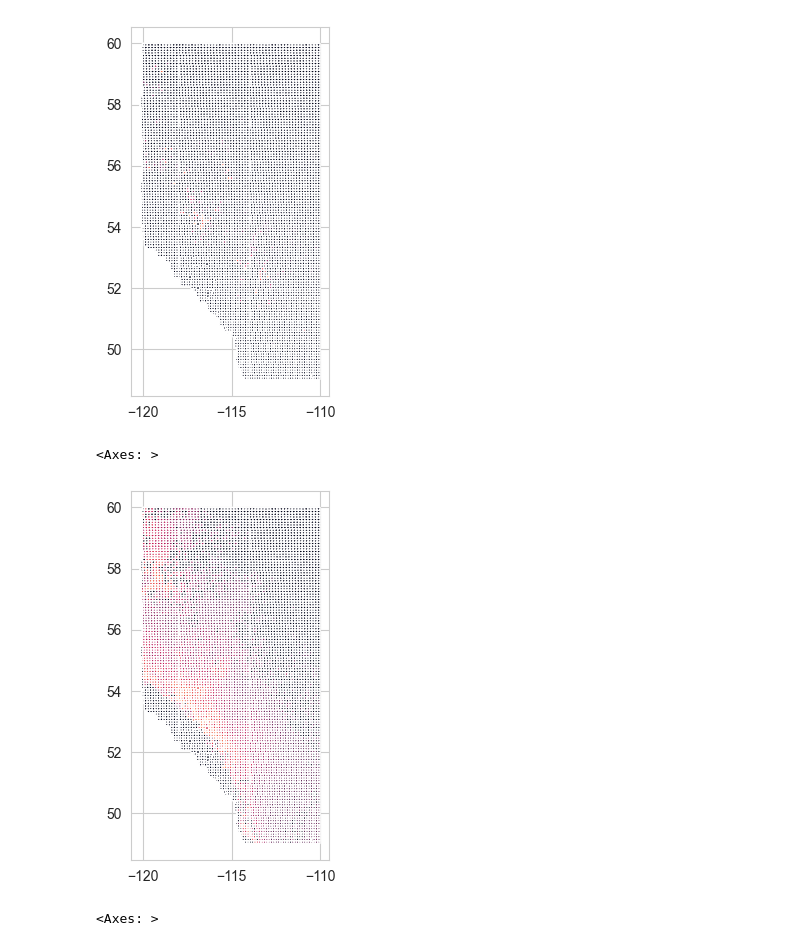
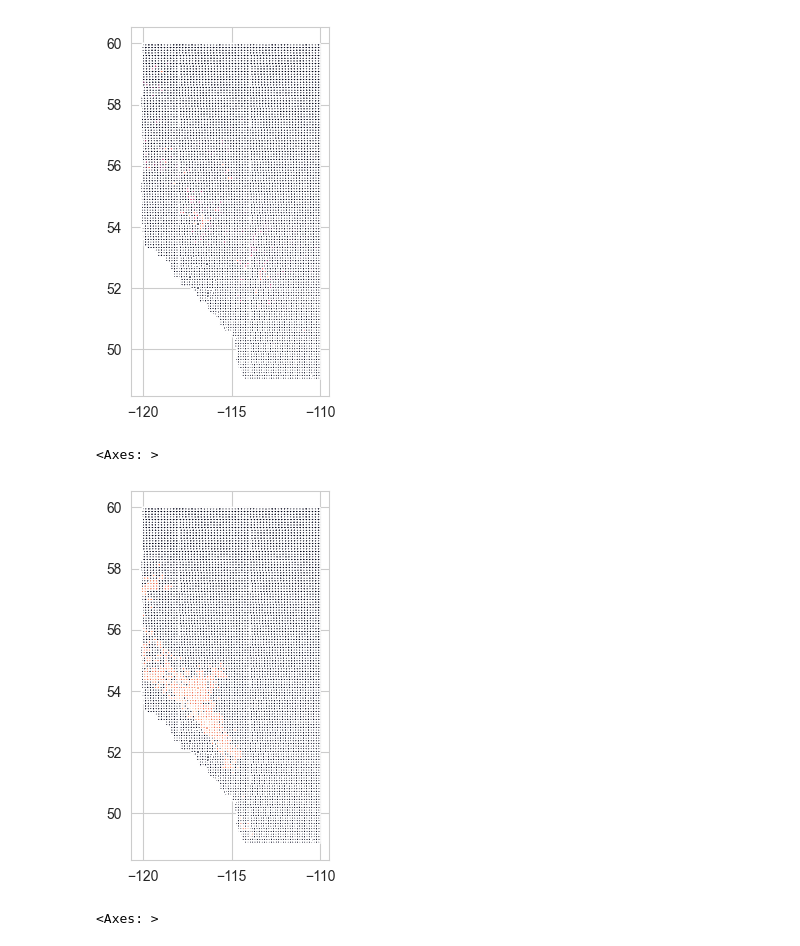
Before and after one commit to katherinewest/2024-redevelop, a Jupyter notebook: main.ipynb, the cells around one changed output. Cells and saved outputs as stored; diff of their text form; code cells hidden in the pictures.

Commit message:
Adding in thresholds for temp values

```diff
--- a/main.ipynb
+++ b/main.ipynb
@@ -55,3 +55,5 @@ lithium_df.plot(column= "Li_mg_L", cmap="hot")
 # %% [output]
 <Axes: >
 [figure]
+# %%
+lithium_df["mid_sample_masl"] = lithium_df["Gr_El_masl"] - lithium_df["M_Depth_m"]
@@ -240,0 +271,2 @@ ab_temps_gdf = ab_temps_gdf.to_crs("EPSG:4269")
+# %%
+ab_temps_gdf_100c = ab_temps_gdf[ab_temps_gdf["Temp_rec_C"] >= 100]
@@ -407,16 +458,17 @@ MCM_gdf.plot(column="Li_mg_L")
 [figure]
 # %%
 # Put temperatures into the MCM
-temp_temp_sjoin_gdf = gpd.sjoin(ATS_gdf, ab_temps_gdf)
+# temp_temp_sjoin_gdf = gpd.sjoin(ATS_gdf, ab_temps_gdf)
+temp_temp_sjoin_gdf = gpd.sjoin(ATS_gdf, ab_temps_gdf_100c)
 temp_dict = temp_temp_sjoin_gdf[["FILE_NAME", "Temp_rec_C"]]
 temp_temp = temp_dict.groupby("FILE_NAME").mean().reset_index()
 
 MCM_gdf = MCM_gdf.merge(temp_temp, how="left", on="FILE_NAME")
 MCM_gdf["Temp_rec_C"] = MCM_gdf["Temp_rec_C"].fillna(0)
 MCM_gdf.plot(column="Temp_rec_C")
 # %% [output]
 <Axes: >
-[figure, old version]
+[figure, new version]
 # %%
 # Put CCUS potential into the MCM
 
```
Also changed, not shown: parts of 17 cells of this notebook.
